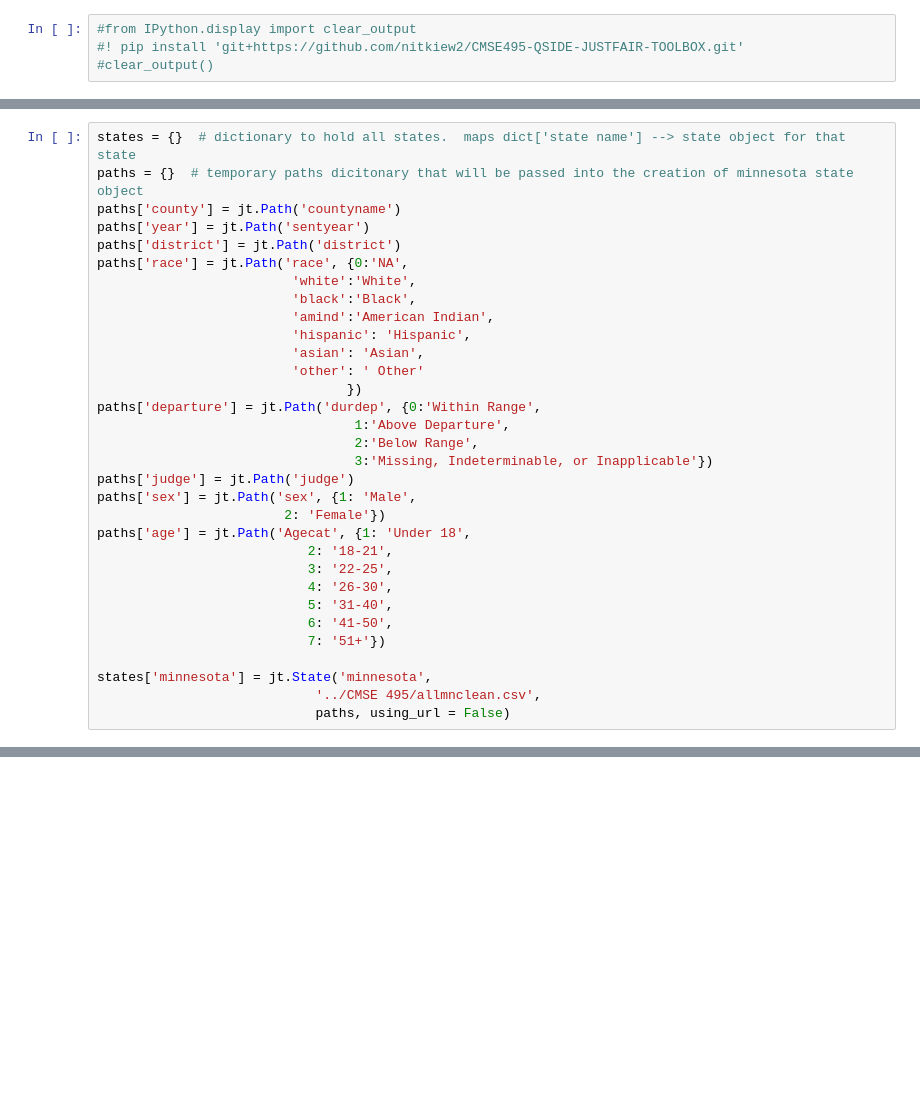
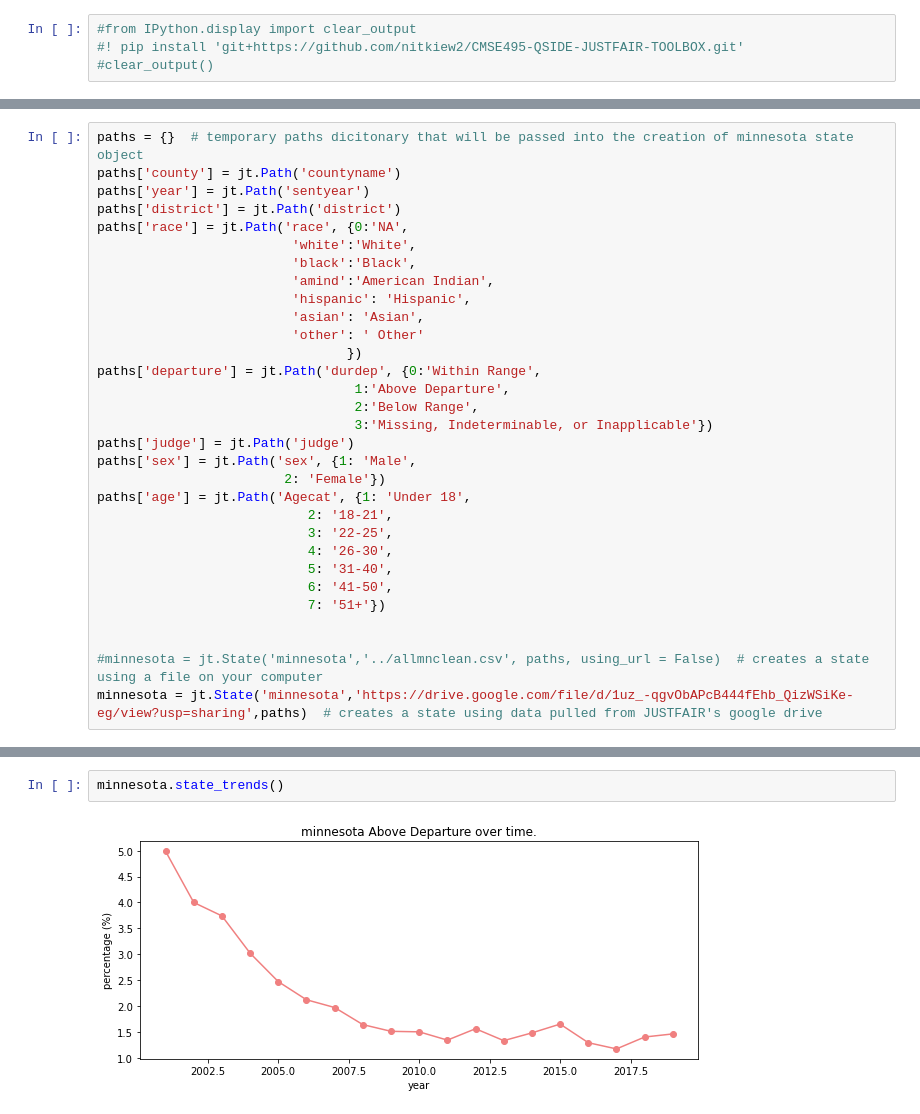
Before and after one commit to nitkiew2/QSIDE-JUSTFAIR-TOOLBOX, a Jupyter notebook: Package_testing.ipynb, the cells around one changed output, grey strips where cells are left out. Cells and saved outputs as stored; diff of their text form; blank space fills up the shorter version.

```diff
--- a/Package_testing.ipynb
+++ b/Package_testing.ipynb
@@ -9,5 +30,4 @@ from JUSTFAIR_Tools import State
 # %%
-states = {}  # dictionary to hold all states.  maps dict['state name'] --> state object for that state
 paths = {}  # temporary paths dicitonary that will be passed into the creation of minnesota state object
 paths['county'] = jt.Path('countyname')
 paths['year'] = jt.Path('sentyear')
@@ -35,6 +55,6 @@ paths['age'] = jt.Path('Agecat', {1: 'Under 18',
                            6: '41-50',
                            7: '51+'})
 
-states['minnesota'] = jt.State('minnesota',
-                            '../CMSE 495/allmnclean.csv',
-                            paths, using_url = False)
+
+#minnesota = jt.State('minnesota','../allmnclean.csv', paths, using_url = False)  # creates a state using a file on your computer
+minnesota = jt.State('minnesota','https://drive.google.com/file/d/1uz_-qgvObAPcB444fEhb_QizWSiKe-eg/view?usp=sharing',paths)  # creates a state using data pulled from JUSTFAIR's google drive
@@ -51,0 +75,4 @@ states['minnesota']
+# %%
+minnesota.state_trends()
+# %% [output]
+[figure, added]
```
Also changed, not shown: parts of 15 cells of this notebook, 2 other files.
